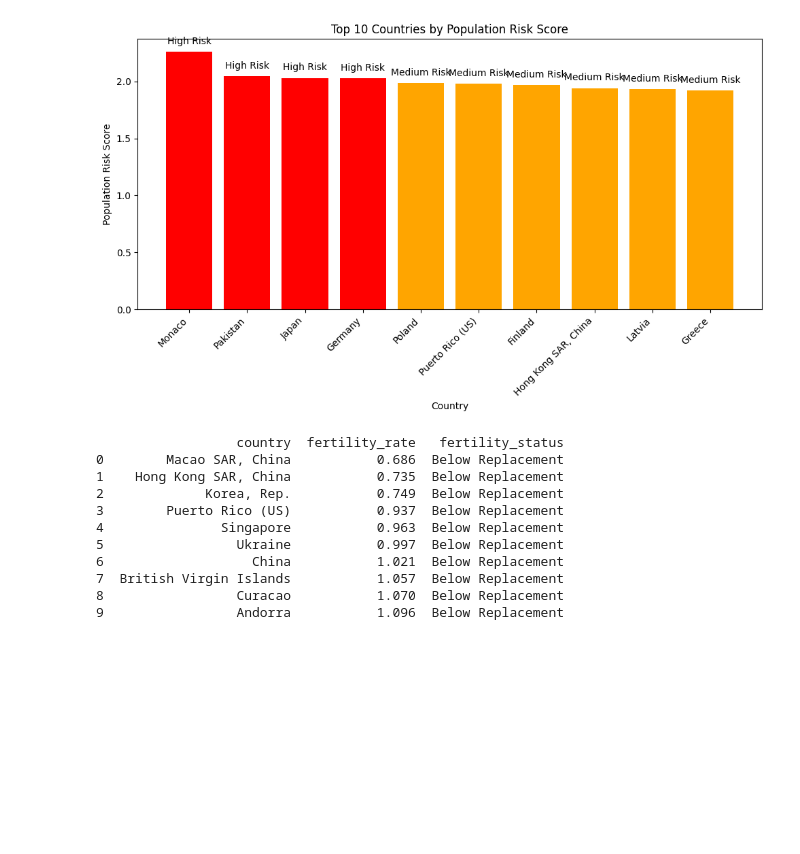
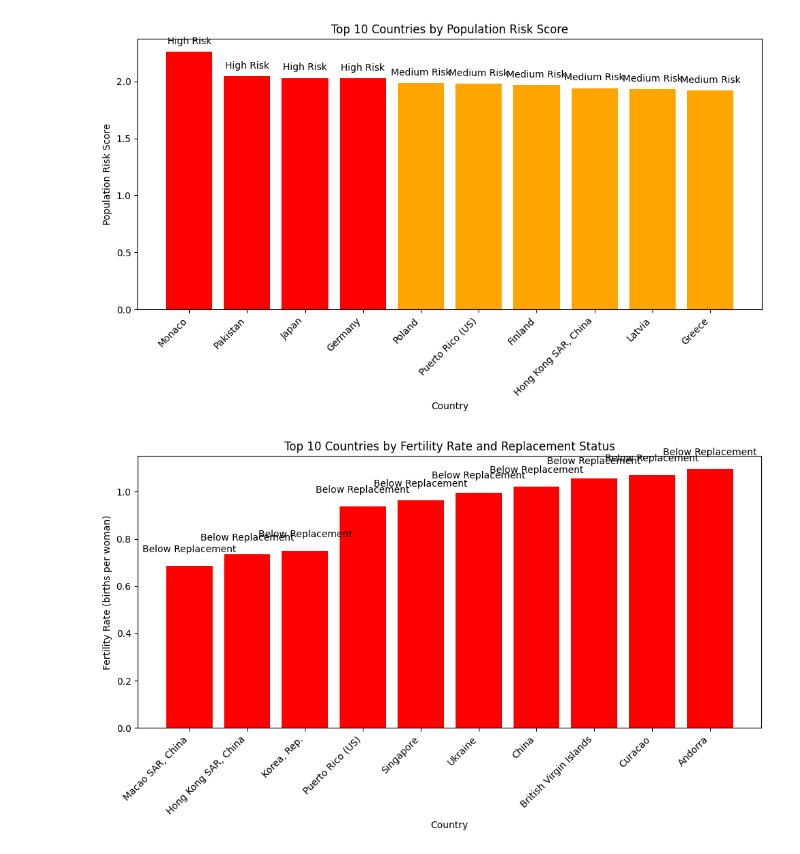
Before and after one commit to mkweisbr/Portfolio, a Jupyter notebook: Population_Risk_Queries_SQL.ipynb, the cells around one changed output. Drawn from its saved outputs; the diff is of its cells as text; code cells hidden in the pictures; blank space fills up the shorter version.

```diff
--- a/Population_Risk_Queries_SQL.ipynb
+++ b/Population_Risk_Queries_SQL.ipynb
@@ -179,29 +181,38 @@ plt.tight_layout()
 plt.show()
 # %% [output]
 [figure]
-# %%
-fertility_replacement = """SELECT country,
-       fertility_rate,
-       CASE WHEN fertility_rate < 2.1 THEN 'Below Replacement' ELSE 'Above Replacement' END AS fertility_status
-FROM population_data
-ORDER BY fertility_rate ASC
-LIMIT 10;"""
-
-fertility_replacement = pd.read_sql_query(fertility_replacement, conn)
-
-print(fertility_replacement)
-# %% [output]
-                  country  fertility_rate   fertility_status
-0        Macao SAR, China           0.686  Below Replacement
-1    Hong Kong SAR, China           0.735  Below Replacement
-2             Korea, Rep.           0.749  Below Replacement
-3        Puerto Rico (US)           0.937  Below Replacement
-4               Singapore           0.963  Below Replacement
-5                 Ukraine           0.997  Below Replacement
-6                   China           1.021  Below Replacement
-7  British Virgin Islands           1.057  Below Replacement
-8                 Curacao           1.070  Below Replacement
-9                 Andorra           1.096  Below Replacement
+# %%
+fertility_replacement = """SELECT country,
+       fertility_rate,
+       CASE WHEN fertility_rate < 2.1 THEN 'Below Replacement' ELSE 'Above Replacement' END AS fertility_status
+FROM population_data
+ORDER BY fertility_rate ASC
+LIMIT 10;"""
+
+fertility_replacement = pd.read_sql_query(fertility_replacement, conn)
+
+# Set colors by status
+colors = {'Below Replacement':'red', 'Above Replacement':'green'}
+
+# Bar chart
+plt.figure(figsize=(10,6))
+plt.bar(fertility_replacement['country'], fertility_replacement['fertility_rate'],
+        color=[colors[status] for status in fertility_replacement['fertility_status']])
+
+# Labels and title
+plt.xlabel("Country")
+plt.ylabel("Fertility Rate (births per woman)")
+plt.title("Top 10 Countries by Fertility Rate and Replacement Status")
+plt.xticks(rotation=45, ha='right')
+
+# Add status above bars
+for i, rate in enumerate(fertility_replacement['fertility_rate']):
+    plt.text(i, rate + 0.05, fertility_replacement['fertility_status'][i], ha='center', va='bottom')
+
+plt.tight_layout()
+plt.show()
+# %% [output]
+[figure, added]
 # %%
 largest_risk = """SELECT country,
        CASE
```
Also changed, not shown: parts of 3 cells of this notebook.
